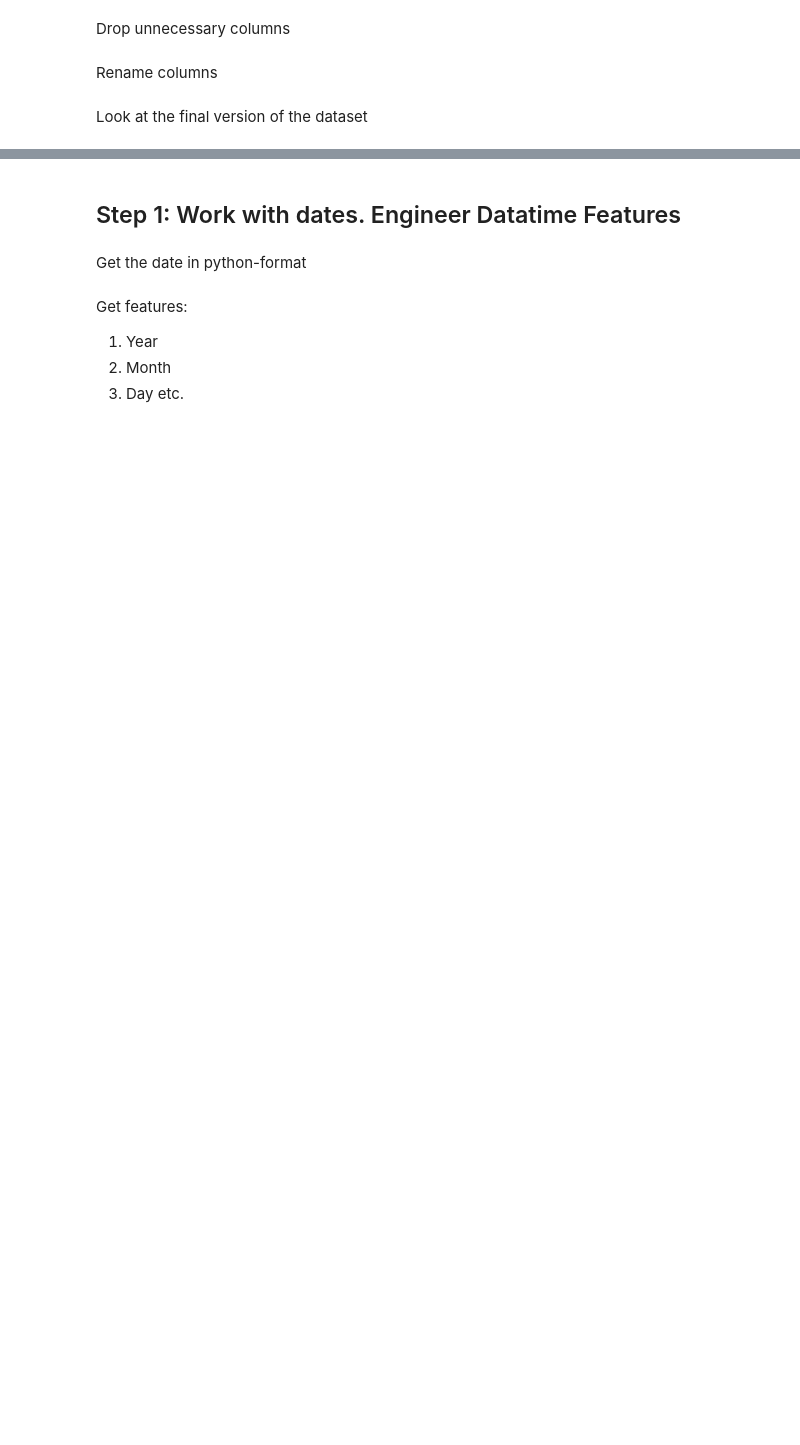
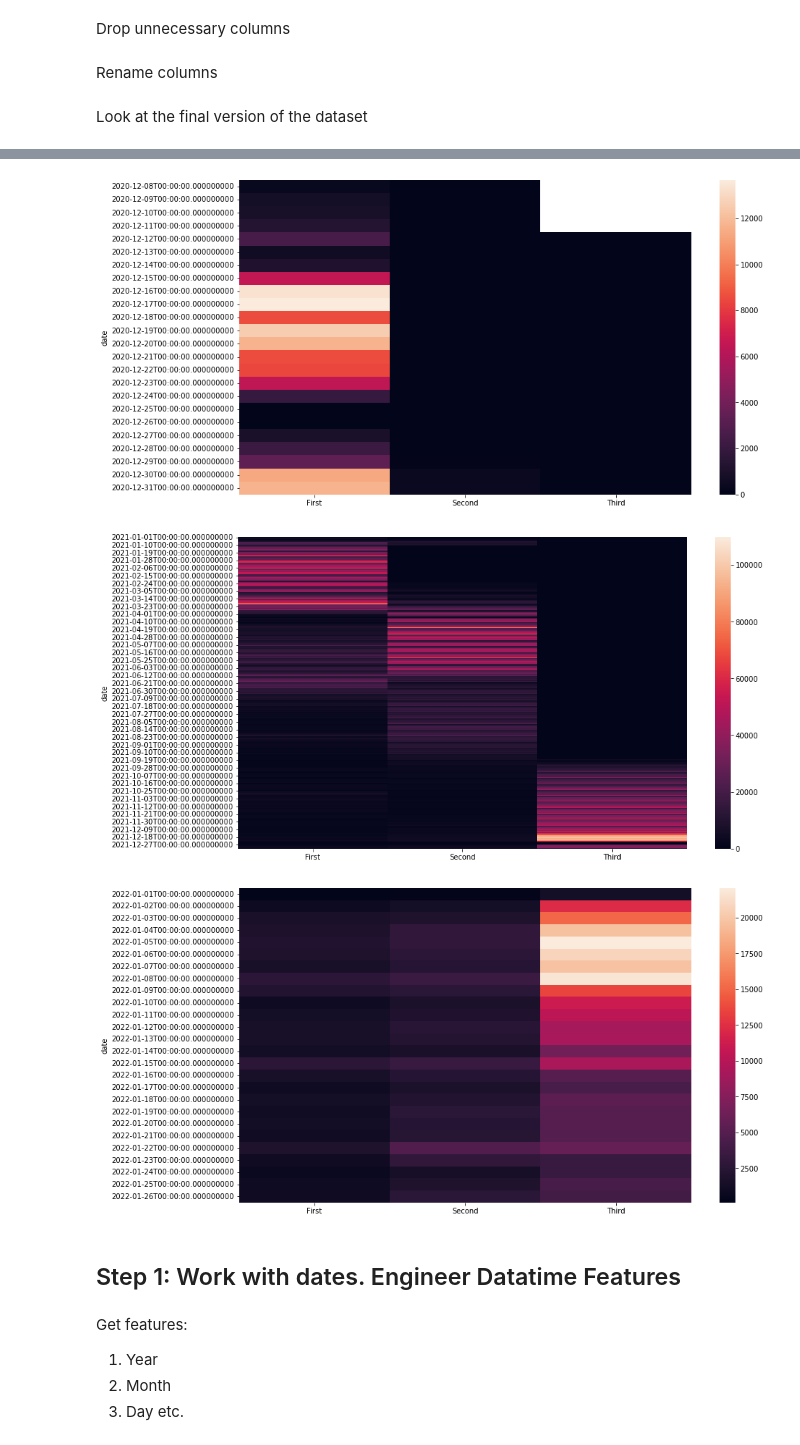
Before and after one commit to mechtal/Vaccination_UK, a Jupyter notebook: ML.ipynb, the cells around one changed output, grey strips where cells are left out. Saved outputs shown, nothing was run; the diff lists cells and outputs as text; code cells hidden in the pictures; blank space fills up the shorter version.

```diff
--- a/ML.ipynb
+++ b/ML.ipynb
@@ -64,4 +66,10 @@ dataset.head()
+# %%
+for year in [2020,2021,2022]:
+    plt.figure(figsize=(14,8))
+    sns.heatmap(data=dataset.loc[[date for date in dataset.index if date.year==year],:].sort_index())
+# %% [output]
+[figure, added]
+[figure, added]
+[figure, added]
 # %% [markdown]
 ## Step 1: Work with dates. Engineer Datatime Features
-# %% [markdown]
-Get the date in python-format
```
Also changed, not shown: parts of 19 cells of this notebook.
